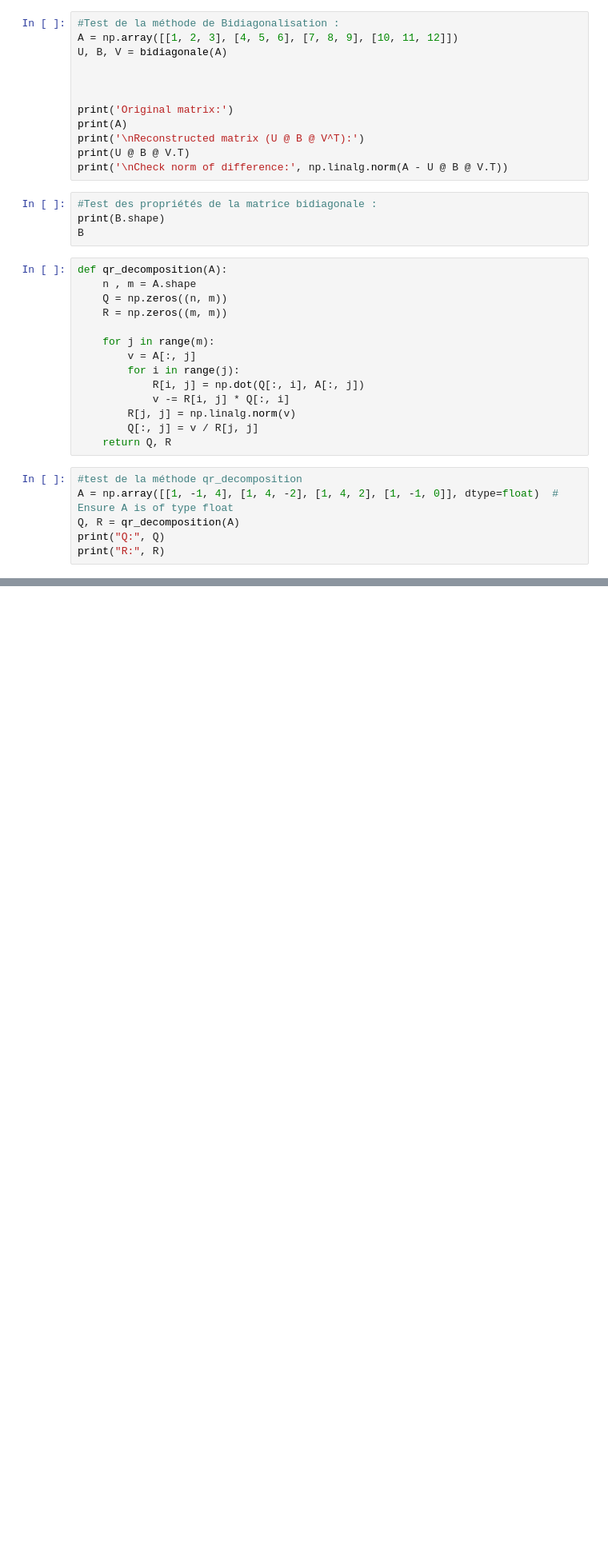
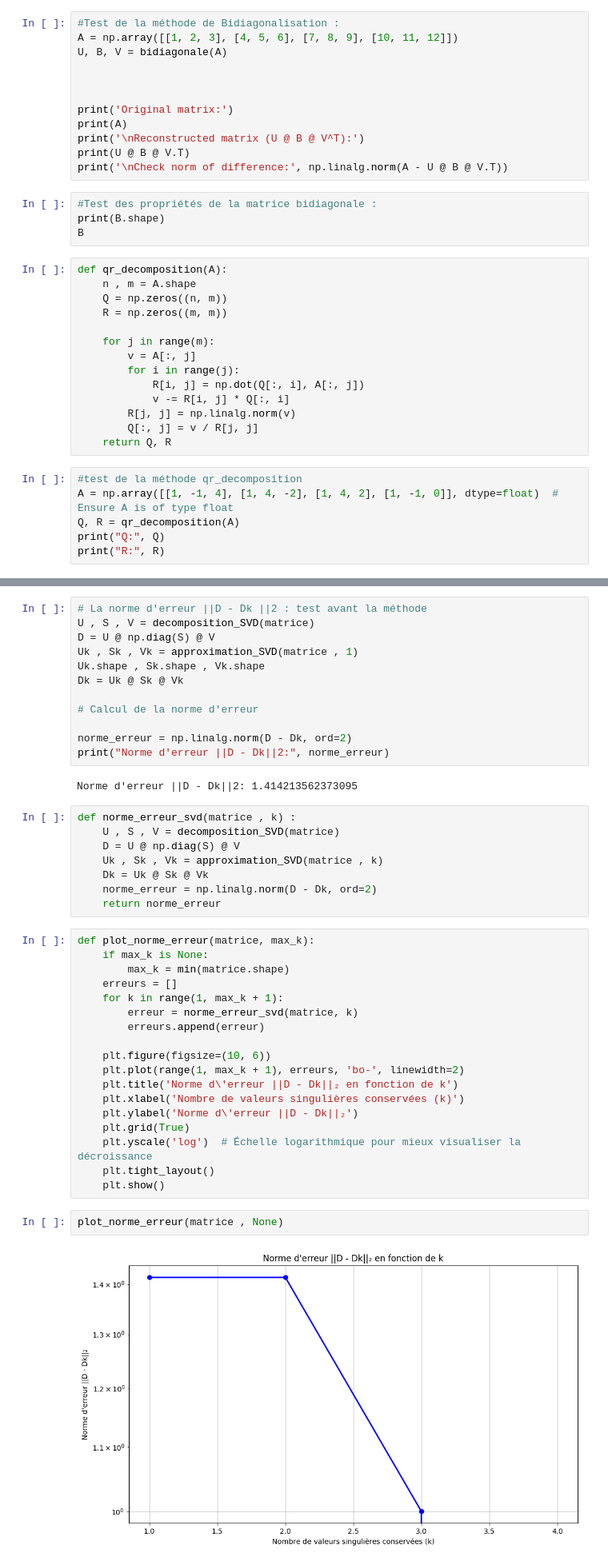
Before and after one commit to Chaabane2k03/Projet_Python_IGL3, a Jupyter notebook: Projet/project.ipynb, the cells around one changed output, grey strips where cells are left out. Shown at 80% size. Drawn from its saved outputs; the diff is of its cells as text; blank space fills up the shorter version.

Commit message:
start plot error

```diff
--- a/Projet/project.ipynb
+++ b/Projet/project.ipynb
@@ -396,0 +496,44 @@ print("Valeurs singulières de numpy:", np.linalg.svd(A, compute_uv=False))
+# %%
+# La norme d'erreur ||D - Dk ||2 : test avant la méthode
+U , S , V = decomposition_SVD(matrice)
+D = U @ np.diag(S) @ V
+Uk , Sk , Vk = approximation_SVD(matrice , 1)
+Uk.shape , Sk.shape , Vk.shape
+Dk = Uk @ Sk @ Vk
+
+# Calcul de la norme d'erreur
+
+norme_erreur = np.linalg.norm(D - Dk, ord=2)
+print("Norme d'erreur ||D - Dk||2:", norme_erreur)
+# %% [output]
+Norme d'erreur ||D - Dk||2: 1.414213562373095
+# %%
+def norme_erreur_svd(matrice , k) :
+    U , S , V = decomposition_SVD(matrice)
+    D = U @ np.diag(S) @ V
+    Uk , Sk , Vk = approximation_SVD(matrice , k)
+    Dk = Uk @ Sk @ Vk
+    norme_erreur = np.linalg.norm(D - Dk, ord=2)
+    return norme_erreur
+# %%
+def plot_norme_erreur(matrice, max_k):
+    if max_k is None:
+        max_k = min(matrice.shape)
+    erreurs = []
+    for k in range(1, max_k + 1):
+        erreur = norme_erreur_svd(matrice, k)
+        erreurs.append(erreur)
+
+    plt.figure(figsize=(10, 6))
+    plt.plot(range(1, max_k + 1), erreurs, 'bo-', linewidth=2)
+    plt.title('Norme d\'erreur ||D - Dk||₂ en fonction de k')
+    plt.xlabel('Nombre de valeurs singulières conservées (k)')
+    plt.ylabel('Norme d\'erreur ||D - Dk||₂')
+    plt.grid(True)
+    plt.yscale('log')  # Échelle logarithmique pour mieux visualiser la décroissance
+    plt.tight_layout()
+    plt.show()
+# %%
+plot_norme_erreur(matrice , None)
+# %% [output]
+[figure, added]
```
Also changed, not shown: parts of 18 cells of this notebook.
